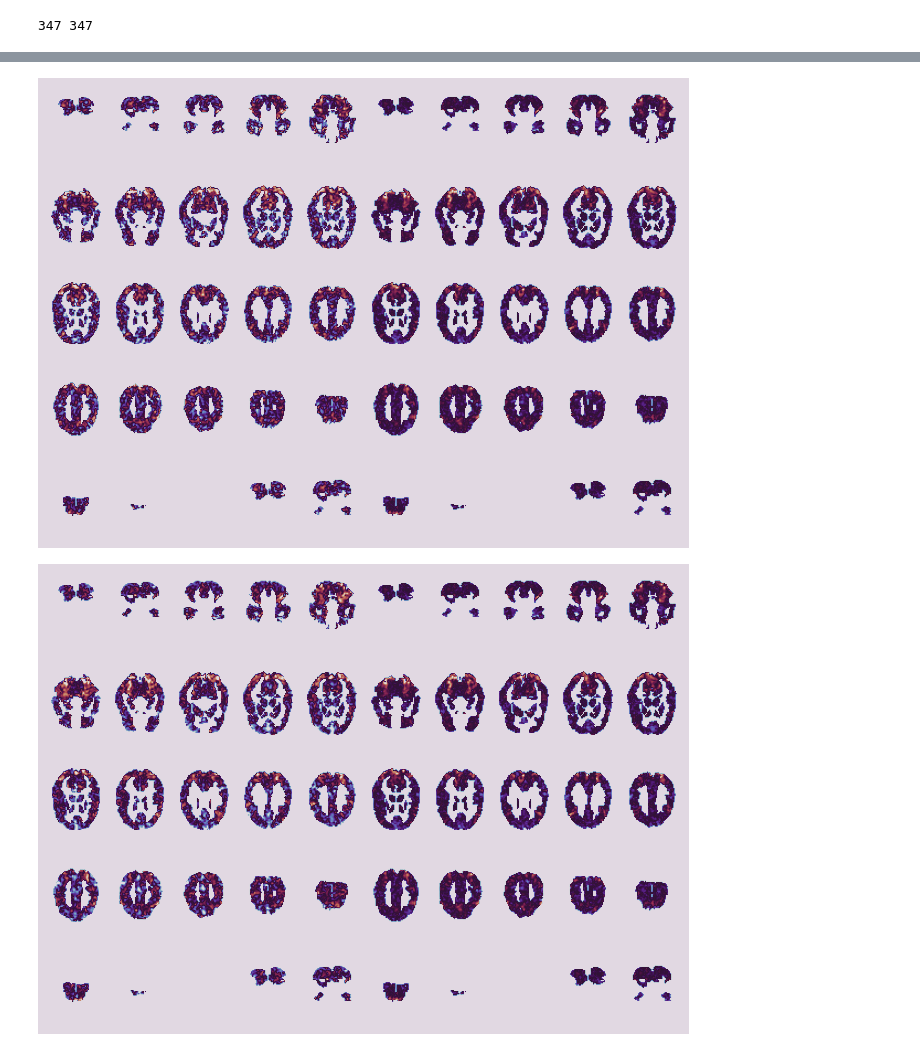
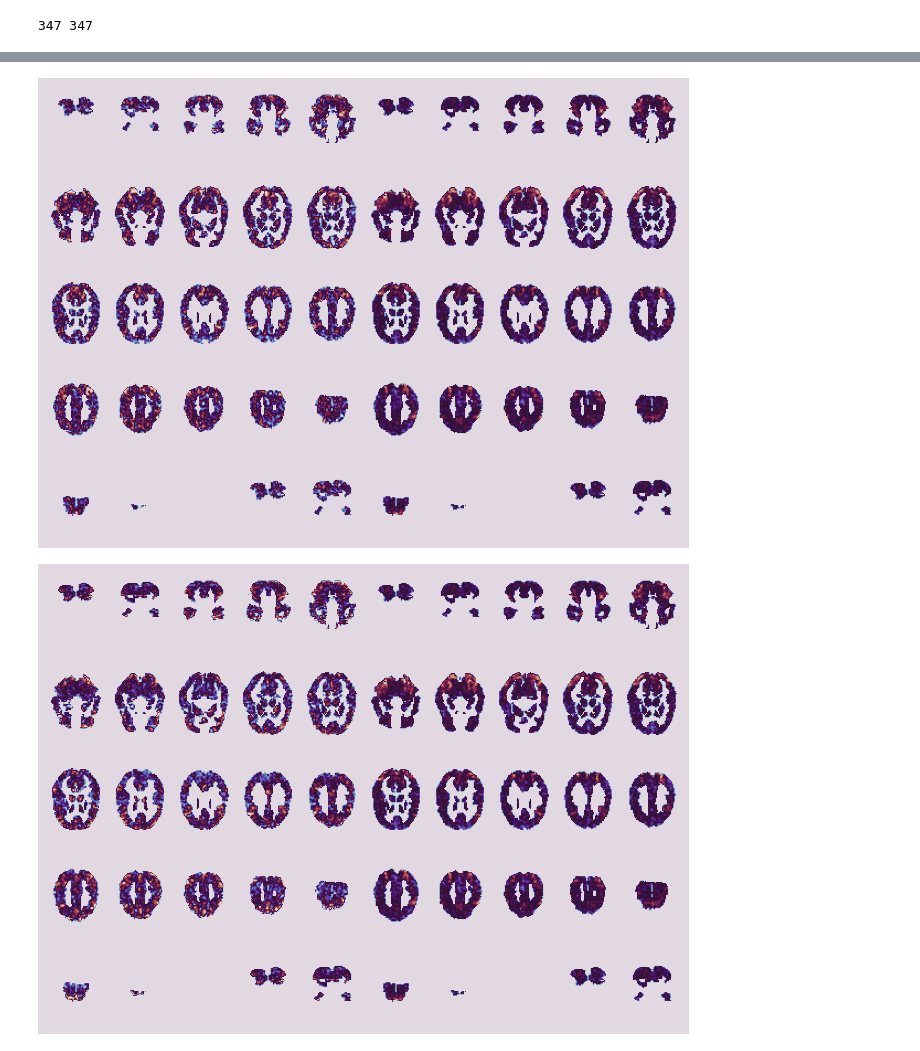
Before and after one commit to amancapy/ephemerae, a Jupyter notebook: niam.ipynb, the cells around one changed output, grey strips where cells are left out. Cells and saved outputs as stored; diff of their text form; code cells hidden in the pictures.

```diff
--- a/niam.ipynb
+++ b/niam.ipynb
@@ -114,13 +114,12 @@ class BasisSum(Model):
     @tf.function(reduce_retracing=True)
     def call(self, x):
         x = tf.einsum("ijklm,bim->bjklm", self.basis, x)
-        x = tf.clip_by_value(x, -1, 1)
 
         return x
 # %%
 model = BasisSum()
 
-loss = losses.MeanAbsoluteError()
+loss = losses.CosineSimilarity()
 opt = optimizers.Adam(0.01)
 
 for i in range(501):
@@ -163,2 +162,2 @@ for t, p in zip(test_y, pred):
-[figure, old version]
+[figure, new version]
-[figure, old version]
+[figure, new version]
```
Also changed, not shown: parts of 2 cells of this notebook.
